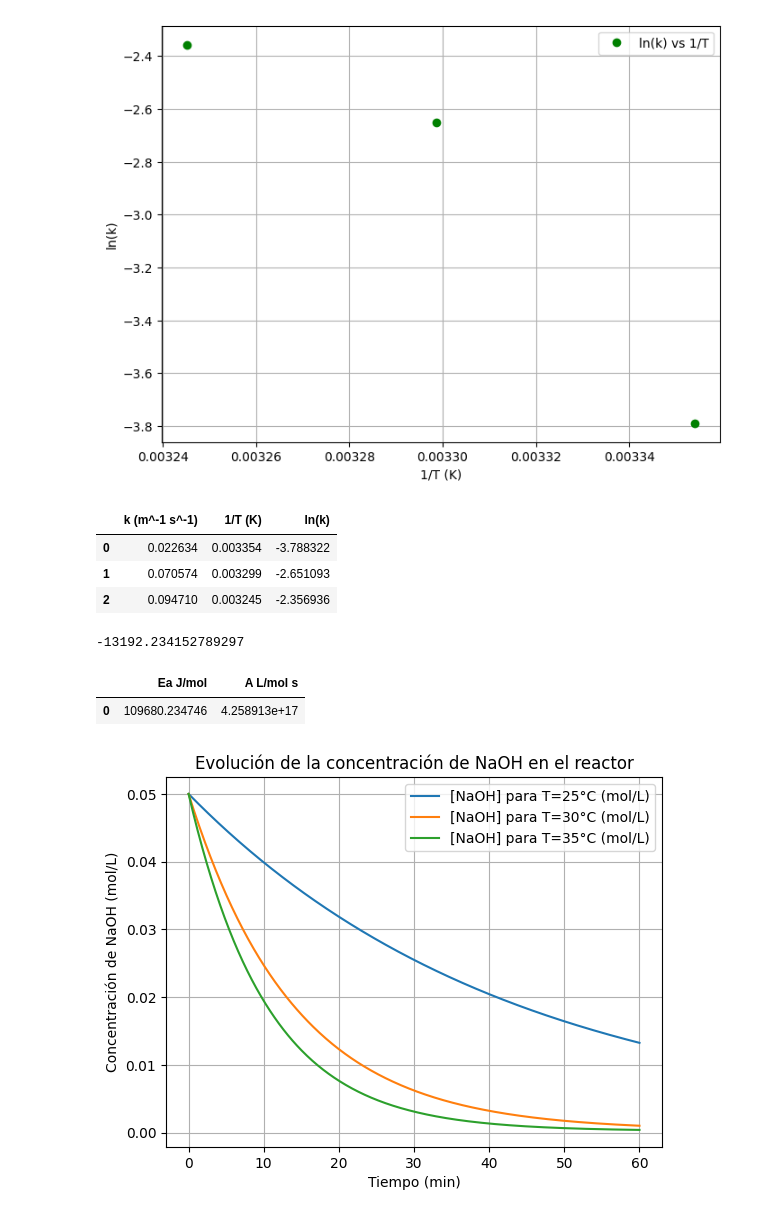
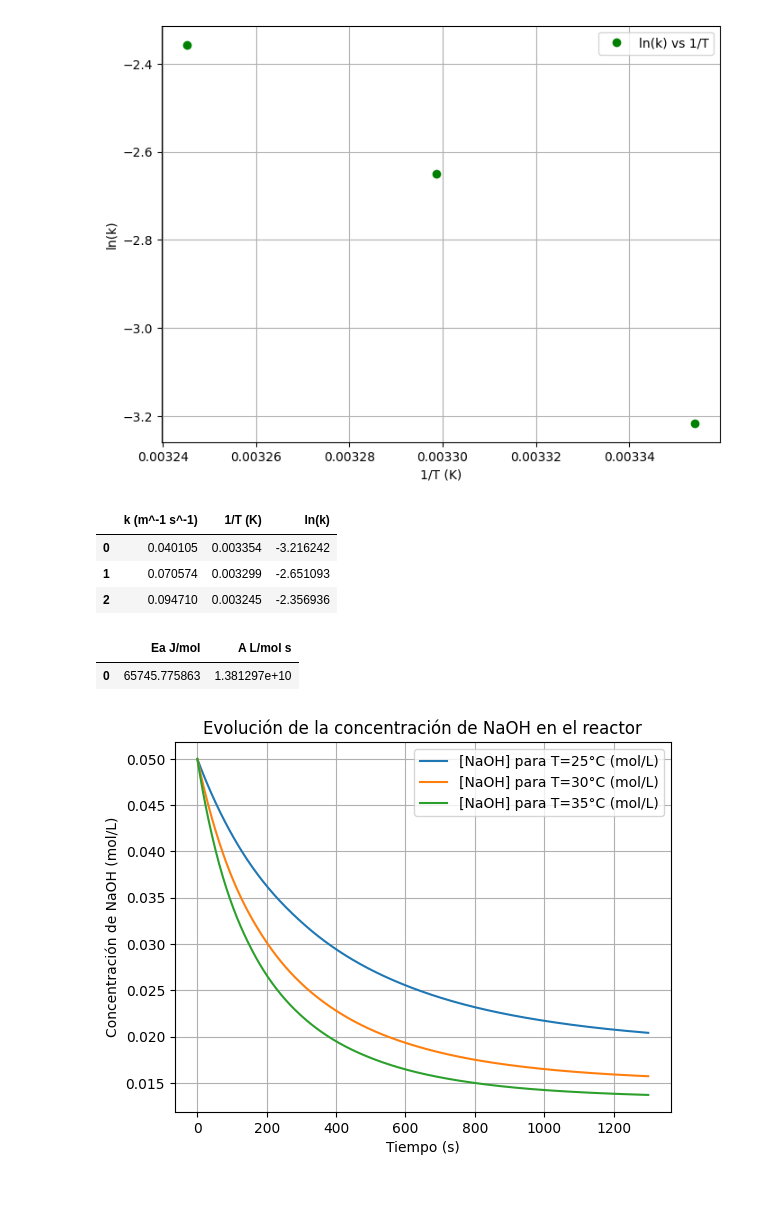
Before and after one commit to ChristianPh404/exp2, a Jupyter notebook: pract3.ipynb, the cells around one changed output. Saved outputs shown, nothing was run; the diff lists cells and outputs as text; code cells hidden in the pictures.

```diff
--- a/pract3.ipynb
+++ b/pract3.ipynb
@@ -5,7 +5,7 @@ import matplotlib.pyplot as plt
 from IPython.display import display
 from scipy.stats import linregress
 from scipy.integrate import solve_ivp
-
+import pickle
 
 Temperatura_objetivo = [25, 30, 35]
 
@@ -105,12 +105,13 @@ for i, medida in enumerate(medidas):
     media_xe = df_result['xe'].mean()
     media_Tiempo = df_result['Tiempo, min'].mean()
     media_conductividad = df_result['conductividad'].mean()
+    media_Temperatura = df_result['Temperatura'].mean()
 
     # Agregar fila de medias al final del DataFrame
     df_media = pd.DataFrame({
         'Tiempo, min': ['Media'],
         'conductividad': [media_conductividad],  # Ningún valor para la columna de conductividad
-        'Temperatura': [media_Tiempo],  # Ningún valor para la columna de Temperatura
+        'Temperatura': [media_Temperatura],  # Ningún valor para la columna de Temperatura
         'at': [media_at],
         'ct': [media_ct],
         'xa': [media_xa],
@@ -121,7 +122,10 @@ for i, medida in enumerate(medidas):
     df_result = pd.concat([df_result, df_media], ignore_index=True)
     display(df_result)
     valor_media_at = df_result['at'].iloc[-1]
-    k = ((Fa / 60000 + (Fb / 60000)) / V) * ((a0 - valor_media_at) / (valor_media_at ** 2))  # m^-1 s^-1
+    if i ==0:
+        k = ((Fa / 60000 + (Fb / 60000)) / V) * ((a0 - (df_result['at'].iloc[-3:-1].mean())) / ((df_result['at'].iloc[-3:-1].mean()) ** 2))  # m^-1 s^-1
+    else:
+        k = ((Fa / 60000 + (Fb / 60000)) / V) * ((a0 - valor_media_at) / (valor_media_at ** 2))  # m^-1 s^-1
     valor_k = np.append(valor_k, k)  # Almacenar en valor_k
     uno_partido_T.append(1/(Temperatura_objetivo[i] + 273.15))
     ln_k.append(np.log(k))
@@ -163,20 +167,29 @@ df_arrhenius = pd.DataFrame({
 })
 display(df_arrhenius)
 Fa  = Fa/60000 #L/s
-t_eval = np.linspace(0, 60, 500)
+t_eval = np.linspace(0, 1300, 500)
+
+
+# r = k*CA²
+# d(V*CA)/dt = F* CA0 -F*CA - r*V  por tanto F
+# d(CA)/dt = (F/V)*(CA0 - CA) - k*CA²
+
 def reactor_edo(t, at, Fa, k, V, a0):
-    da_dt = (Fa / V) * (a0 - at) - k * at
+    da_dt = (Fa / V) * (a0 - at) - k * at**2
     return da_dt
 for j in range(len(valor_k)):
     temperatura = Temperatura_objetivo[j]
-    t_span = [0, 60]
+    t_span = [0, 1300]
     k_j = valor_k[j]  # Usar el valor correspondiente de k
     sol = solve_ivp(reactor_edo, t_span, [a0], args=(Fa, k_j, V, a0), t_eval=t_eval)
     t = sol.t
     a_t = sol.y[0]
     plt.plot(t, a_t, label=f'[NaOH] para T={temperatura}°C (mol/L)')
+    if j == 0:
+        with open('datos_serie_1.pkl', 'wb') as f:
+            pickle.dump((t, a_t), f)
 
-plt.xlabel('Tiempo (min)')
+plt.xlabel('Tiempo (s)')
 plt.ylabel('Concentración de NaOH (mol/L)')
 plt.title('Evolución de la concentración de NaOH en el reactor')
 plt.legend()
@@ -227,10 +240,9 @@ plt.show()
 [figure]
-[figure, old version]
+[figure, new version]
 |  | k (m^-1 s^-1) | 1/T (K) | ln(k) |
-| 0 | 0.022634 | 0.003354 | -3.788322 |
+| 0 | 0.040105 | 0.003354 | -3.216242 |
 | 1 | 0.070574 | 0.003299 | -2.651093 |
 | 2 | 0.094710 | 0.003245 | -2.356936 |
--13192.234152789297
 |  | Ea J/mol | A L/mol s |
-| 0 | 109680.234746 | 4.258913e+17 |
+| 0 | 65745.775863 | 1.381297e+10 |
-[figure, old version]
+[figure, new version]
```
Also changed, not shown: parts of 1 cell of this notebook, 4 other files.
